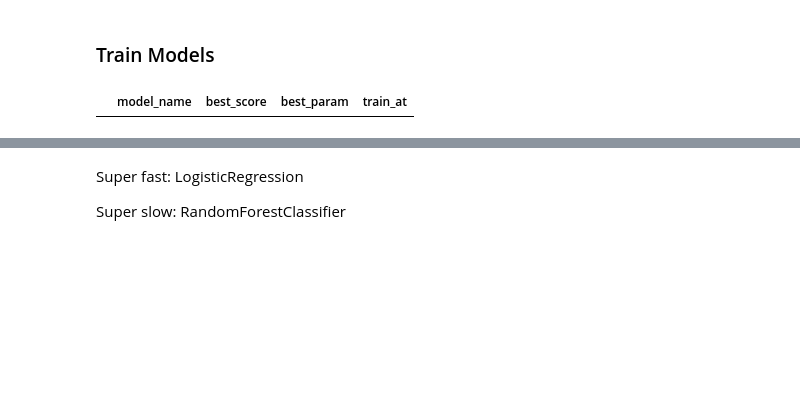
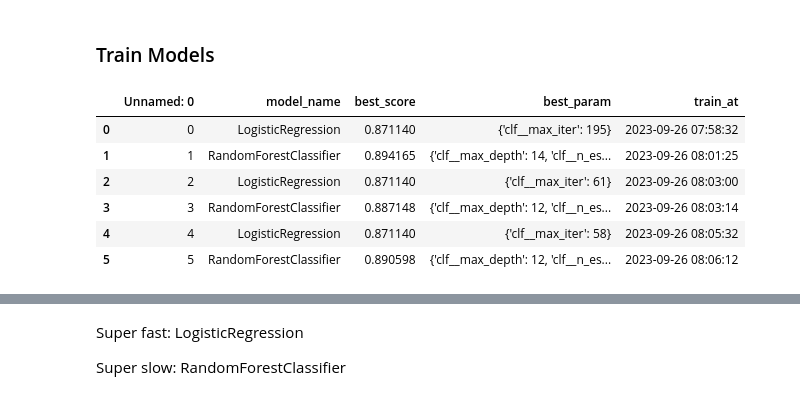
Before and after one commit to duongtruongtrong/hc_ds, a Jupyter notebook: duong_truong_hc_ds_assignment.ipynb, the cells around one changed output, grey strips where cells are left out. Drawn from its saved outputs; the diff is of its cells as text; code cells hidden in the pictures; blank space fills up the shorter version.

```diff
--- a/duong_truong_hc_ds_assignment.ipynb
+++ b/duong_truong_hc_ds_assignment.ipynb
@@ -568,15 +569,25 @@ clf_rf = RandomForestClassifier(n_estimators=293,
 import pickle
 # %%
 # for logging training results
-df_model_performance = pd.DataFrame(columns=['model_name',
-                                             'best_score',
-                                             'best_param',
-                                             'train_at'
-                                             ])
+try:
+    df_model_performance = pd.read_excel(os.path.join('models', 'model_performance.xlsx'), index_col=False)
+
+except:
+    df_model_performance = pd.DataFrame(columns=['model_name',
+                                                'best_score',
+                                                'best_param',
+                                                'train_at'
+                                                ])
 
 df_model_performance
 # %% [output]
-|  | model_name | best_score | best_param | train_at |
+|  | Unnamed: 0 | model_name | best_score | best_param | train_at |
+| 0 | 0 | LogisticRegression | 0.871140 | {'clf__max_iter': 195} | 2023-09-26 07:58:32 |
+| 1 | 1 | RandomForestClassifier | 0.894165 | {'clf__max_depth': 14, 'clf__n_es... | 2023-09-26 08:01:25 |
+| 2 | 2 | LogisticRegression | 0.871140 | {'clf__max_iter': 61} | 2023-09-26 08:03:00 |
+| 3 | 3 | RandomForestClassifier | 0.887148 | {'clf__max_depth': 12, 'clf__n_es... | 2023-09-26 08:03:14 |
+| 4 | 4 | LogisticRegression | 0.871140 | {'clf__max_iter': 58} | 2023-09-26 08:05:32 |
+| 5 | 5 | RandomForestClassifier | 0.890598 | {'clf__max_depth': 12, 'clf__n_es... | 2023-09-26 08:06:12 |
 # %%
 clf_list = [clf_lg, clf_rf]
 
```
Also changed, not shown: parts of 14 cells of this notebook, 6 other files.
